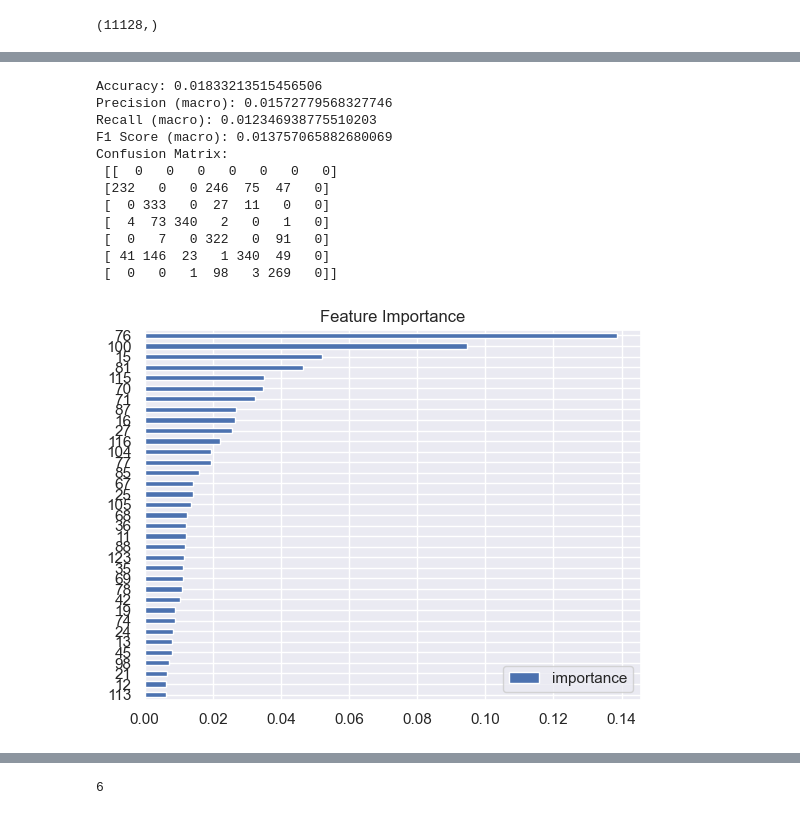
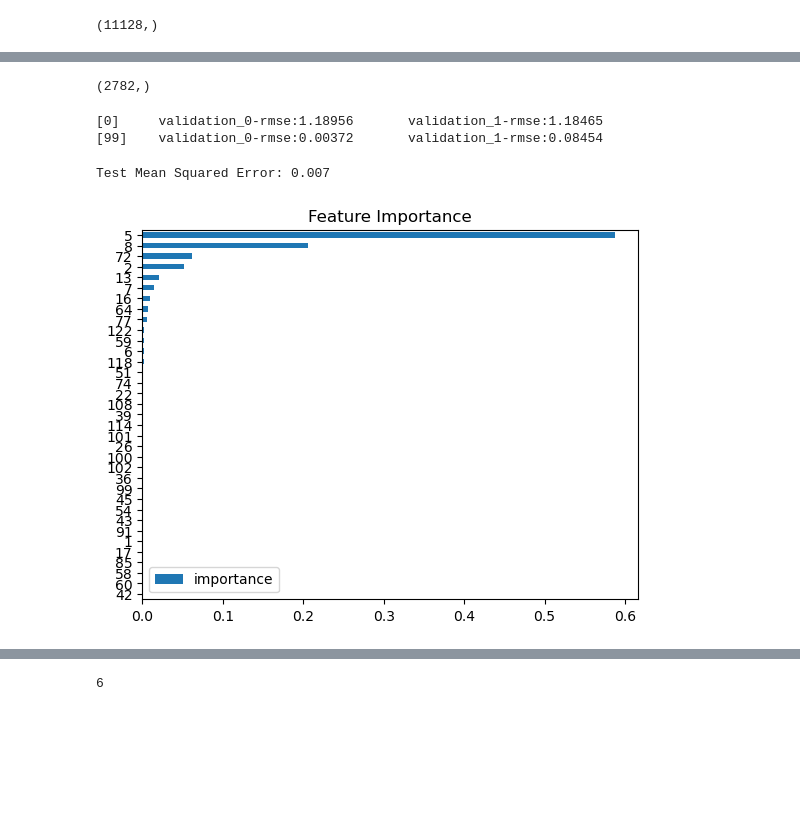
Before and after one commit to InasALKamachy/ML-for-calibration, a Jupyter notebook: notebooks/Feature_Selection.ipynb, the cells around one changed output, grey strips where cells are left out. Saved outputs shown, nothing was run; the diff lists cells and outputs as text; code cells hidden in the pictures; blank space fills up the shorter version.

```diff
--- a/notebooks/Feature_Selection.ipynb
+++ b/notebooks/Feature_Selection.ipynb
@@ -47,7 +39,7 @@ def read_and_clean_svmlight(file_path):
 
 # Loop through each batch file from batch1.dat to batch10.dat
 for i in range(1, 11):
-    X, y = read_and_clean_svmlight(f'../Dataset/New_Data/batch{i}.dat')
+    X, y = read_and_clean_svmlight(f'batch{i}.dat')
     list_features.append(X)
     list_targets.append(y)
 
@@ -94,0 +112,2 @@ dtype: int64
+# %%
+dataset.columns = dataset.columns[:-1].tolist() + ['128']
@@ -94,0 +126,8 @@ dtype: int64
+# %%
+# Define X and y
+X = dataset.iloc[:, 1:]  # All columns except the first one
+y = dataset.iloc[:, 0]   # The first column
+
+# Verify the shapes of X and y
+print("Shape of X:", X.shape)
+print("Shape of y:", y.shape)
@@ -196,18 +163,39 @@ def calculate_classification_errors(y_true, y_pred):
-# %%
-accuracy, precision, recall, f1, cm = calculate_classification_errors(y_test, y_pred1)
-# %% [output]
-Accuracy: 0.01833213515456506
-Precision (macro): 0.01572779568327746
-Recall (macro): 0.012346938775510203
-F1 Score (macro): 0.013757065882680069
-Confusion Matrix:
- [[  0   0   0   0   0   0   0]
- [232   0   0 246  75  47   0]
- [  0 333   0  27  11   0   0]
- [  4  73 340   2   0   1   0]
- [  0   7   0 322   0  91   0]
- [ 41 146  23   1 340  49   0]
- [  0   0   1  98   3 269   0]]
+# %%
+y_test.shape
+# %% [output]
+(2782,)
+# %%
+regressor = xgb.XGBRegressor(
+    base_score=0.5,
+    booster='gbtree',
+    objective='reg:squarederror',  # Objective function for regression
+    n_estimators=100,
+    learning_rate=0.1,
+    max_depth=6,
+    eval_metric='rmse'  # Evaluation metric for regression
+)
+
+# Fit the model
+regressor.fit(X_train, y_train,
+              eval_set=[(X_train, y_train), (X_test, y_test)],
+              verbose=100)
+
+# End time measurement
+end = time.time()
+# %% [output]
+[0]     validation_0-rmse:1.18956       validation_1-rmse:1.18465
+[99]    validation_0-rmse:0.00372       validation_1-rmse:0.08454
+# %%
+from sklearn.metrics import mean_squared_error
+
+# Evaluate the model on test data
+y_pred = regressor.predict(X_test)
+
+# Calculate test accuracy using mean squared error
+test_mse = mean_squared_error(y_test, y_pred)
+print(f"Test Mean Squared Error: {test_mse:.3f}")
+# %% [output]
+Test Mean Squared Error: 0.007
 # %%
 def plot_feature_importance(model, top_n=10):
     """
@@ -230,6 +218,6 @@ def plot_feature_importance(model, top_n=10):
     feat_importances.sort_values('importance').plot(kind='barh', title='Feature Importance')
     plt.show()
 # %%
-plot_feature_importance(clf,35)
+plot_feature_importance(regressor,35)
 # %% [output]
-[figure, old version]
+[figure, new version]
```
Also changed, not shown: parts of 27 cells of this notebook, 3 other files.
